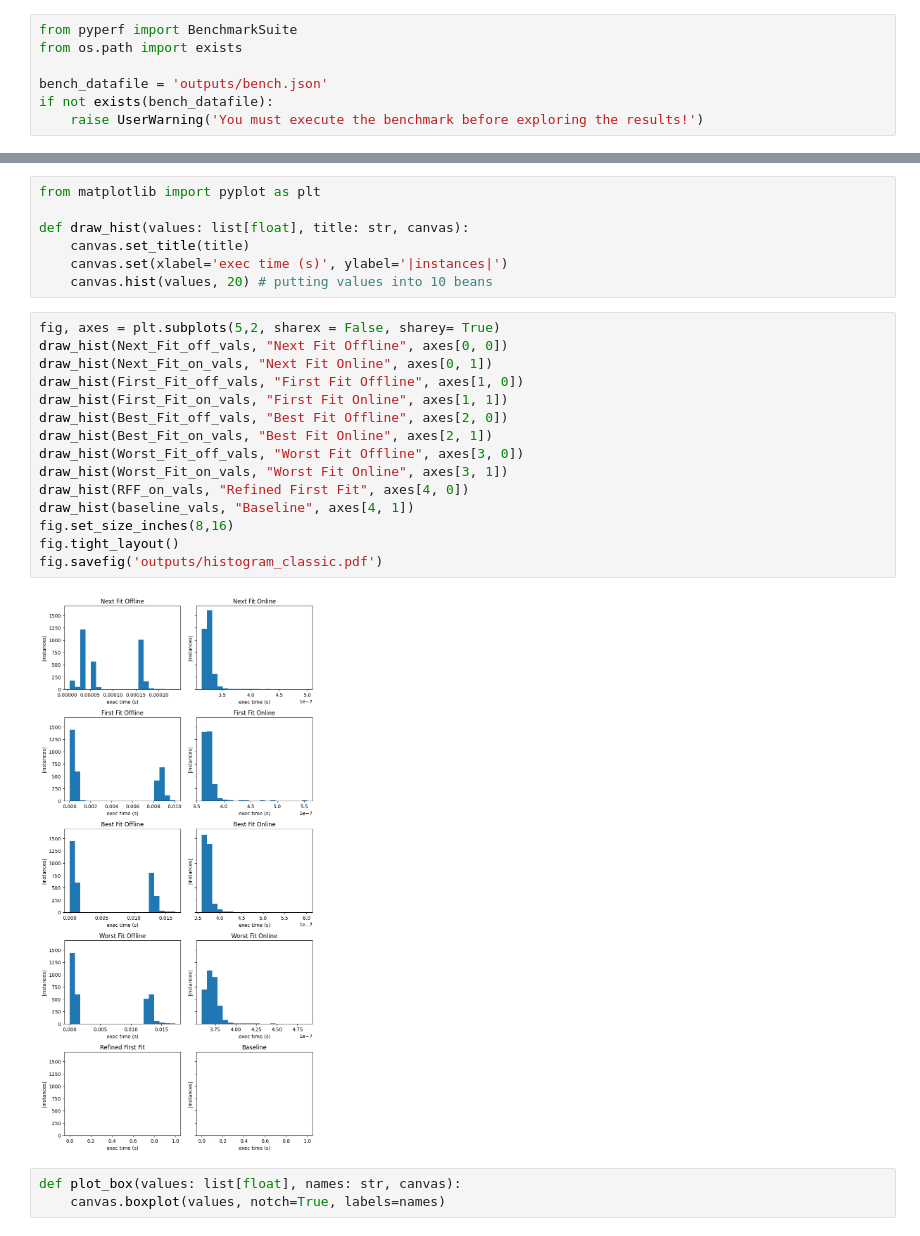
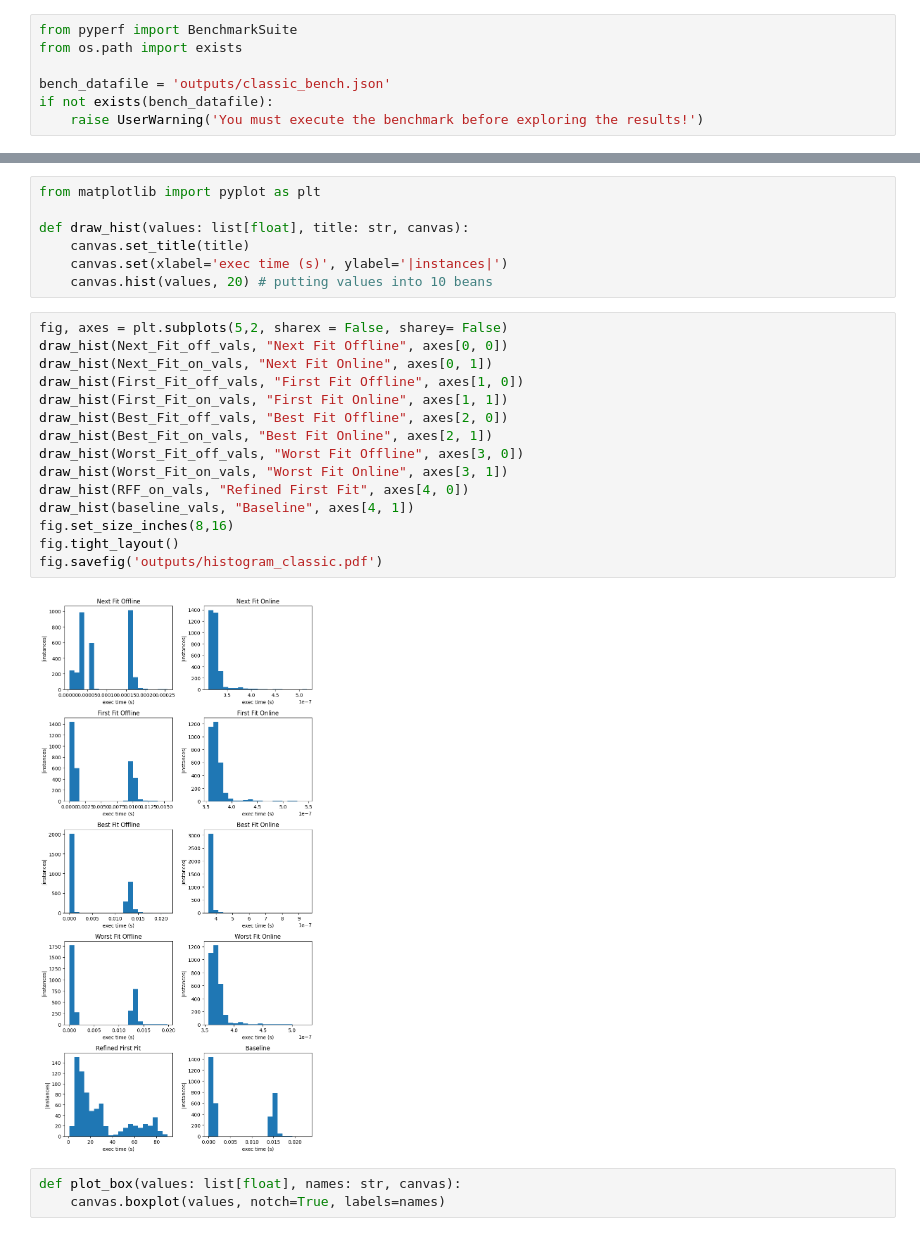
Before and after one commit to Sevhena/L2-Bin-Packing, a Jupyter notebook: report.ipynb, the cells around one changed output, grey strips where cells are left out. Saved outputs shown, nothing was run; the diff lists cells and outputs as text.

```diff
--- a/report.ipynb
+++ b/report.ipynb
@@ -223,7 +257,7 @@ Bin space not used: 1048
 from pyperf import BenchmarkSuite
 from os.path import exists
 
-bench_datafile = 'outputs/bench.json'
+bench_datafile = 'outputs/classic_bench.json'
 if not exists(bench_datafile):
     raise UserWarning('You must execute the benchmark before exploring the results!')
 # %%
@@ -307,22 +338,22 @@ def draw_hist(values: list[float], title: str, canvas):
     canvas.set(xlabel='exec time (s)', ylabel='|instances|')
     canvas.hist(values, 20) # putting values into 10 beans
 # %%
-fig, axes = plt.subplots(5,2, sharex = False, sharey= True)
+fig, axes = plt.subplots(5,2, sharex = False, sharey= False)
 draw_hist(Next_Fit_off_vals, "Next Fit Offline", axes[0, 0])
 draw_hist(Next_Fit_on_vals, "Next Fit Online", axes[0, 1])
 draw_hist(First_Fit_off_vals, "First Fit Offline", axes[1, 0])
 draw_hist(First_Fit_on_vals, "First Fit Online", axes[1, 1])
 draw_hist(Best_Fit_off_vals, "Best Fit Offline", axes[2, 0])
 draw_hist(Best_Fit_on_vals, "Best Fit Online", axes[2, 1])
 draw_hist(Worst_Fit_off_vals, "Worst Fit Offline", axes[3, 0])
 draw_hist(Worst_Fit_on_vals, "Worst Fit Online", axes[3, 1])
 draw_hist(RFF_on_vals, "Refined First Fit", axes[4, 0])
 draw_hist(baseline_vals, "Baseline", axes[4, 1])
 fig.set_size_inches(8,16)
 fig.tight_layout()
 fig.savefig('outputs/histogram_classic.pdf')
 # %% [output]
-[figure, old version]
+[figure, new version]
 # %%
 def plot_box(values: list[float], names: str, canvas):
     canvas.boxplot(values, notch=True, labels=names)
```
Also changed, not shown: parts of 56 cells of this notebook, 26 other files.
